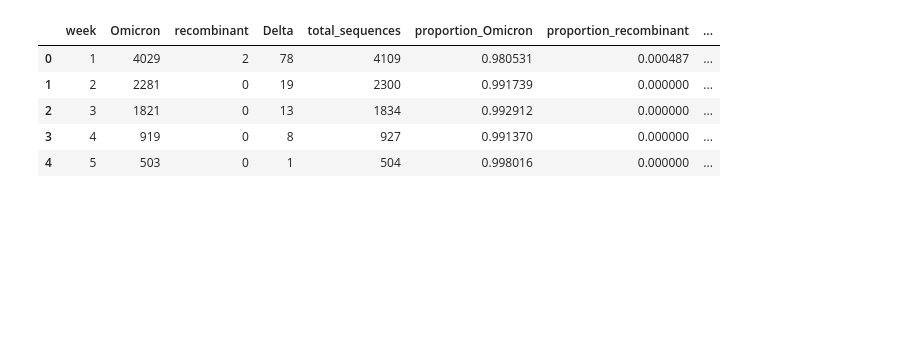
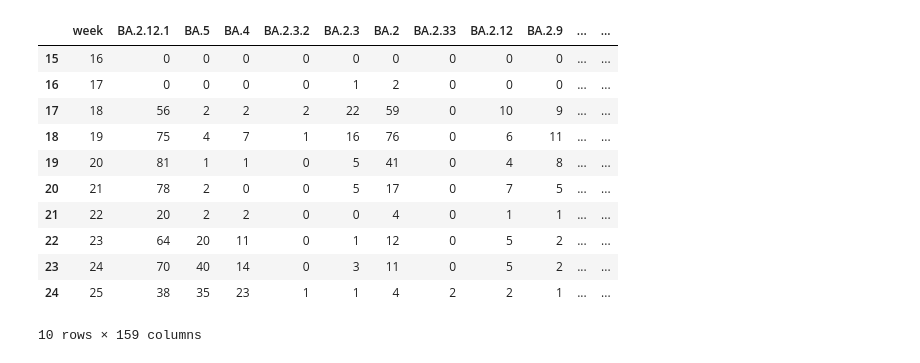
Before and after one commit to NCBI-Codeathons/beyond-phylogenies-team2, a Jupyter notebook: variant_freqs_vs_continuous_metrics.ipynb, the cells around one changed output. Cells and saved outputs as stored; diff of their text form; code cells hidden in the pictures; blank space fills up the shorter version.

```diff
--- a/variant_freqs_vs_continuous_metrics.ipynb
+++ b/variant_freqs_vs_continuous_metrics.ipynb
@@ -7,8 +7,8 @@ import seaborn as sns
 
 sns.set(style='whitegrid', font_scale=1.4, palette='Set2')
 # %%
-variants_df = pd.read_csv('data/transformed_clades.csv',header=0)
-variants_df['total_sequences'] = variants_df.iloc[:,[1,2,3]].sum(axis=1)
+variants_df = pd.read_csv('data/transformed_lineages.csv',header=0)
+variants_df['total_sequences'] = variants_df.iloc[:,1:-1].sum(axis=1)
 for col in list(variants_df):
     if col != 'week' and col != 'total_sequences':
         col_name = 'proportion_' + col
@@ -22,14 +22,20 @@ percent_positivity = tests_df[['rate(positive_test)', 'week']]
 combined_df = variants_df.merge(percent_positivity, on='week')
 proportion_variants_cols = [c for c in combined_df.columns.values if 'proportion' in c]
 # %%
-combined_df.head()
+combined_df.tail(10)
 # %% [output]
-|  | week | Omicron | recombinant | Delta | total_sequences | proportion_Omicron | proportion_recombinant | ... |
-| 0 | 1 | 4029 | 2 | 78 | 4109 | 0.980531 | 0.000487 | ... |
-| 1 | 2 | 2281 | 0 | 19 | 2300 | 0.991739 | 0.000000 | ... |
-| 2 | 3 | 1821 | 0 | 13 | 1834 | 0.992912 | 0.000000 | ... |
-| 3 | 4 | 919 | 0 | 8 | 927 | 0.991370 | 0.000000 | ... |
-| 4 | 5 | 503 | 0 | 1 | 504 | 0.998016 | 0.000000 | ... |
+|  | week | BA.2.12.1 | BA.5 | BA.4 | BA.2.3.2 | BA.2.3 | BA.2 | BA.2.33 | BA.2.12 | BA.2.9 | ... | ... |
+| 15 | 16 | 0 | 0 | 0 | 0 | 0 | 0 | 0 | 0 | 0 | ... | ... |
+| 16 | 17 | 0 | 0 | 0 | 0 | 1 | 2 | 0 | 0 | 0 | ... | ... |
+| 17 | 18 | 56 | 2 | 2 | 2 | 22 | 59 | 0 | 10 | 9 | ... | ... |
+| 18 | 19 | 75 | 4 | 7 | 1 | 16 | 76 | 0 | 6 | 11 | ... | ... |
+| 19 | 20 | 81 | 1 | 1 | 0 | 5 | 41 | 0 | 4 | 8 | ... | ... |
+| 20 | 21 | 78 | 2 | 0 | 0 | 5 | 17 | 0 | 7 | 5 | ... | ... |
+| 21 | 22 | 20 | 2 | 2 | 0 | 0 | 4 | 0 | 1 | 1 | ... | ... |
+| 22 | 23 | 64 | 20 | 11 | 0 | 1 | 12 | 0 | 5 | 2 | ... | ... |
+| 23 | 24 | 70 | 40 | 14 | 0 | 3 | 11 | 0 | 5 | 2 | ... | ... |
+| 24 | 25 | 38 | 35 | 23 | 1 | 1 | 4 | 2 | 2 | 1 | ... | ... |
+10 rows × 159 columns
 # %%
 positive_variant_frac_df = combined_df[proportion_variants_cols].apply(lambda x: x*combined_df['rate(positive_test)'])
 positive_variant_frac_df['week'] = combined_df['week']
```
Also changed, not shown: parts of 1 cell of this notebook.
